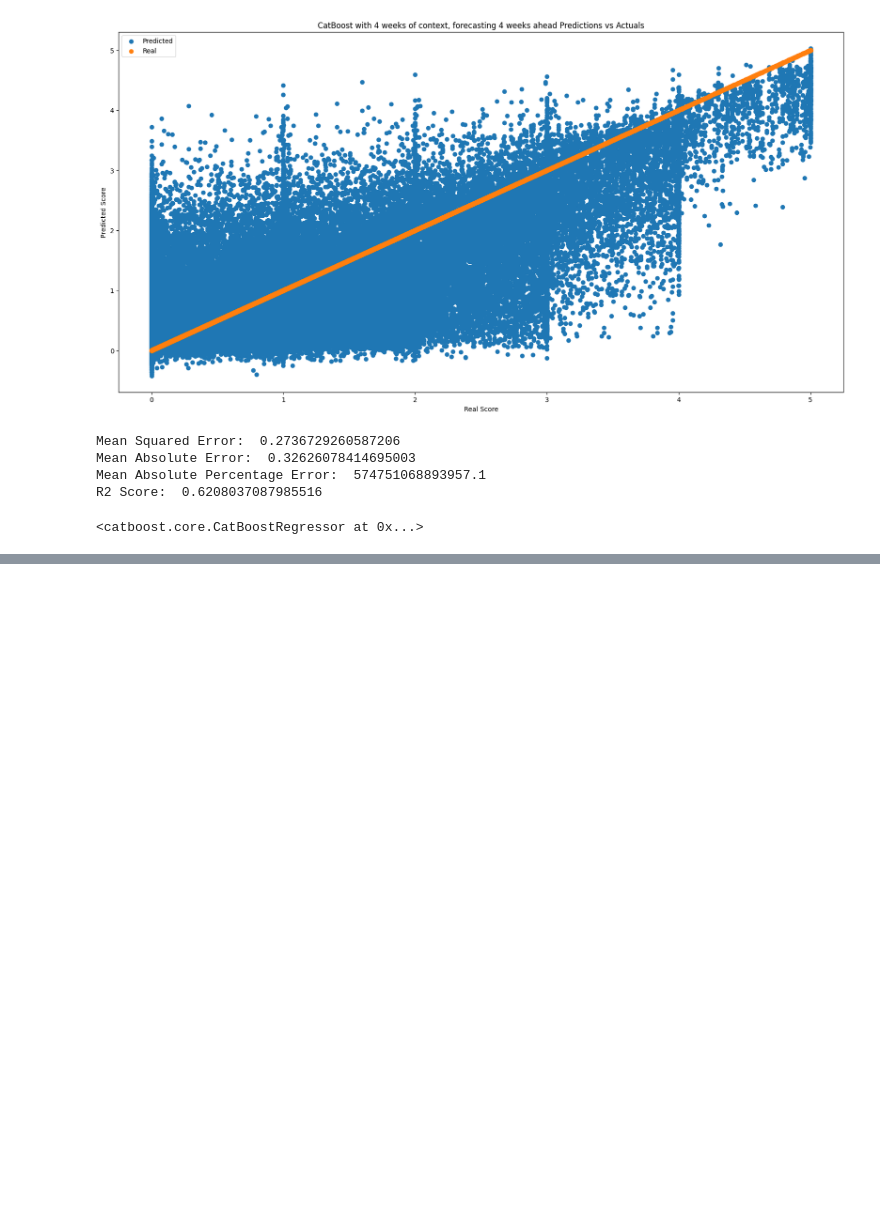
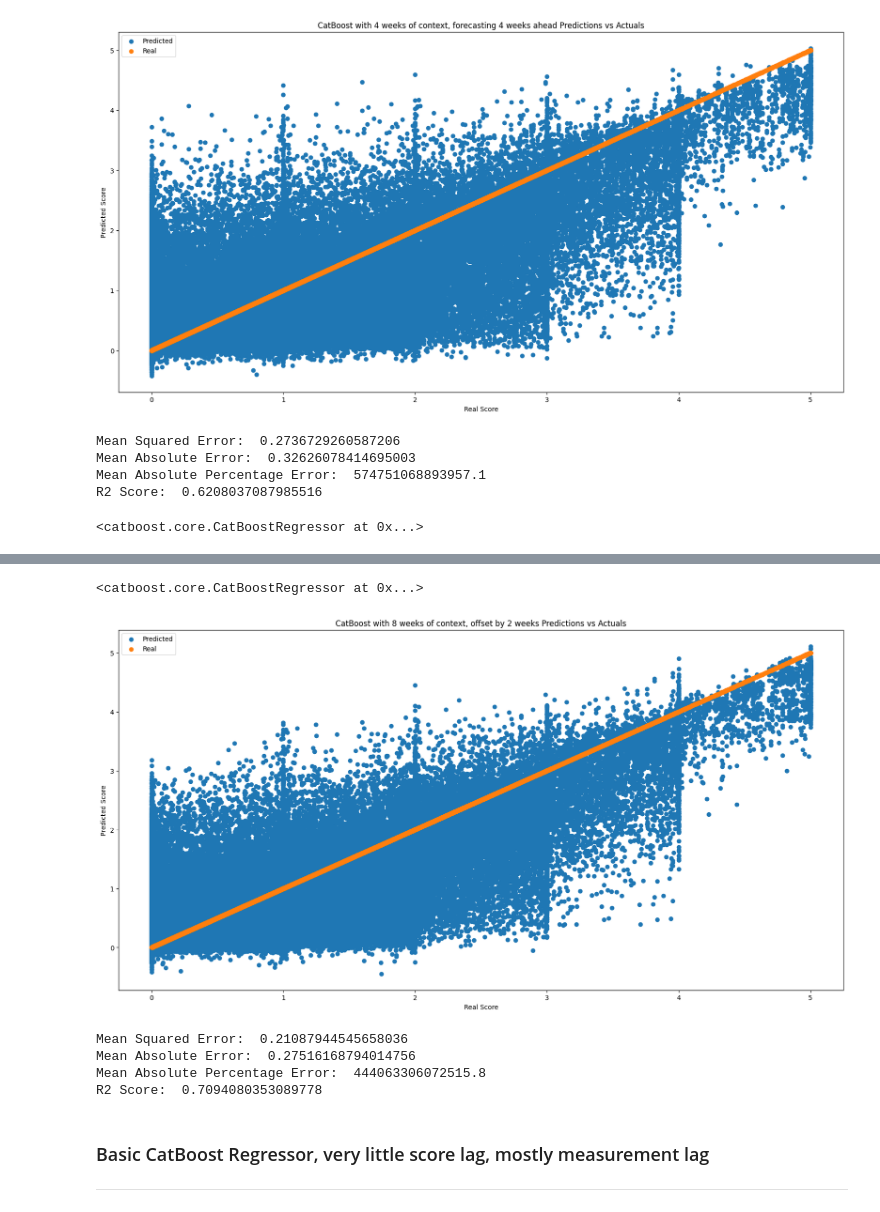
Before and after one commit to babusid/ECE461P_Project, a Jupyter notebook: models/regression_experiments2.ipynb, the cells around one changed output, grey strips where cells are left out. Cells and saved outputs as stored; diff of their text form; code cells hidden in the pictures; blank space fills up the shorter version.

Commit message:
final models

```diff
--- a/models/regression_experiments2.ipynb
+++ b/models/regression_experiments2.ipynb
@@ -78,3 +78,19 @@ def shift_target(df:pd.DataFrame, num_weeks:int, target_col:str, groupy:str)->pd
+# %%
+def get_fresh_data():
+    '''Returns fresh copy of data with some basic preprocessing'''
+    _train = raw_train.copy()
+    _test = raw_test.copy()
+    _train = interpret_fips(_train)
+    _test = interpret_fips(_test)
+    _train.set_index('date', inplace=True)
+    _test.set_index('date', inplace=True)
+    return _train, _test
+# %%
+def rm_fips_null(df):
+    '''removes fips and all null values'''
+    df.drop(['fips'], axis=1, inplace=True)
+    df.dropna(inplace=True)
+    return df
 # %% [markdown]
 # Experiments:
 
@@ -173,0 +215,28 @@ R2 Score:  0.6208037087985516
+# %%
+train3, test3 = get_fresh_data()
+train3 = add_lag_features('fips','score',8,2,train3)
+test3 = add_lag_features('fips','score',8,2,test3)
+train3 = shift_target(train3, NUM_WEEKS_TO_FORECAST, 'score', 'fips')
+test3 = shift_target(test3, NUM_WEEKS_TO_FORECAST, 'score', 'fips')
+train3 = rm_fips_null(train3)
+test3 = rm_fips_null(test3)
+# %%
+from catboost import CatBoostRegressor
+
+model3 = CatBoostRegressor()
+model3.fit(train3.drop(['score'],axis=1),train3['score'], verbose=False)
+# %% [output]
+<catboost.core.CatBoostRegressor at 0x...>
+# %%
+model3_preds = model3.predict(test3.drop(['score'],axis=1))
+regression_metric(test3['score'], model3_preds, 'CatBoost with 8 weeks of context, offset by 2 weeks')
+# %% [output]
+[figure, added]
+Mean Squared Error:  0.21087944545658036
+Mean Absolute Error:  0.27516168794014756
+Mean Absolute Percentage Error:  444063306072515.8
+R2 Score:  0.7094080353089778
+# %% [markdown]
+### Basic CatBoost Regressor, very little score lag, mostly measurement lag
+
+---
```
Also changed, not shown: parts of 52 cells of this notebook, 6 other files.
